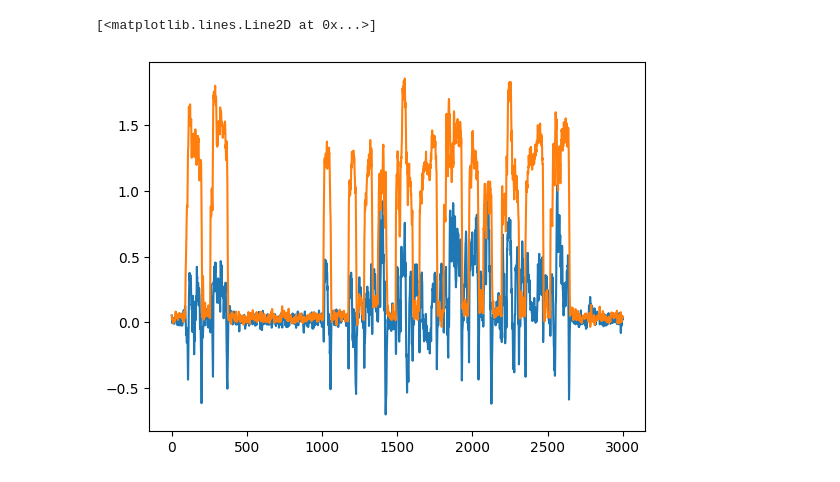
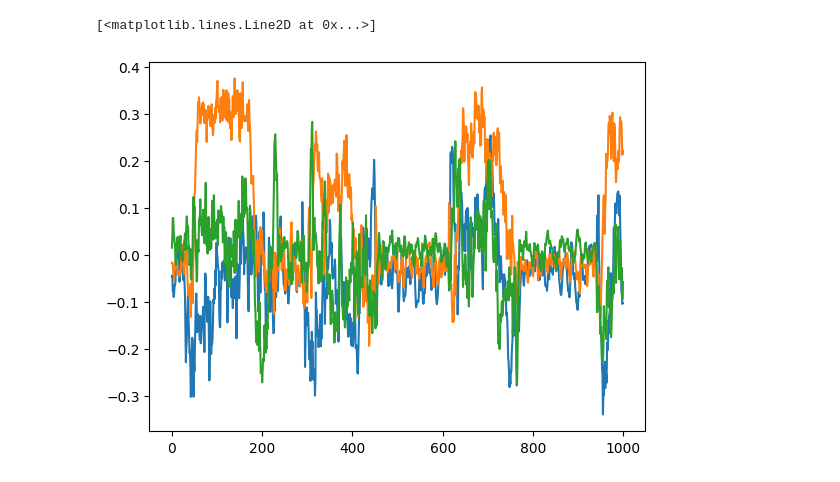
Before and after one commit to z7743/FlowDecomposition, a Jupyter notebook: notebooks/test.ipynb, the cells around one changed output. Saved outputs shown, nothing was run; the diff lists cells and outputs as text; code cells hidden in the pictures.

Commit message:
data efficiency

```diff
--- a/notebooks/test.ipynb
+++ b/notebooks/test.ipynb
@@ -34,19 +36,34 @@ for file_path in grouped.loc["blue621"].to_numpy()[0]:
 X = np.concatenate(X)
 # %%
 X = []
-for file_path in np.concatenate(np.concatenate(grouped.loc[grouped.index[700:710]].to_numpy())):
+for file_path in np.concatenate(np.concatenate(grouped.loc[grouped.index[700:740]].to_numpy())):
     data = np.load(file_path)
     X.append(data['spectrogram'])
 X = np.concatenate(X)
+# %%
+files_sel = shuffle(
+                np.concatenate(
+                    np.concatenate(
+                        grouped.loc[shuffle(grouped.index)[0:100]].to_numpy()
+                        )
+                    )
+                )[:200]
+X = []
+for file_path in files_sel:
+    data = np.load(file_path)
+    X.append(data['spectrogram'])
+X = np.concatenate(X)
 # %%
 init_params = {
     "input_dim": X.shape[1],
     "proj_dim": 2,
-    "n_components": 2,
+    "n_components": 3,
     "num_delays": 3,
     "delay_step": 32,
+    "model": "linear",
     "subtract_autocorr": False,
     "device": "cuda",
+    "data_device": "cuda",
     "optimizer": "Adagrad",
     "learning_rate": 0.01,
     "random_state": None
@@ -54,15 +71,15 @@ init_params = {
 
 # Fit parameters.
 fit_params = {
-    "sample_size": 300,
-    "library_size": 1600,
+    "sample_size": 200,
+    "library_size": 1000,
     "exclusion_rad": 30,
     "time_intv": 64,
     "num_epochs": 1000,
     "num_rand_samples": 64,
     "batch_size": 64,
     "method": "knn",
-    "nbrs_num": 20,
+    "nbrs_num": 24,
     "theta": 5,
     "beta": 0,
     "optim_policy": "range",
@@ -100,6 +192,7 @@ plt.plot(unmixed[:50000,1,0],unmixed[:50000,0,0],lw=0.1)
 # %%
-plt.plot(unmixed[2000:5000,0,0])
-plt.plot(unmixed[2000:5000,1,0])
+plt.plot(unmixed[2000:3000,0,0])
+plt.plot(unmixed[2000:3000,1,0])
+plt.plot(unmixed[2000:3000,2,0])
 # %% [output]
 [<matplotlib.lines.Line2D at 0x...>]
-[figure, old version]
+[figure, new version]
```
Also changed, not shown: parts of 8 cells of this notebook, 4 other files.
